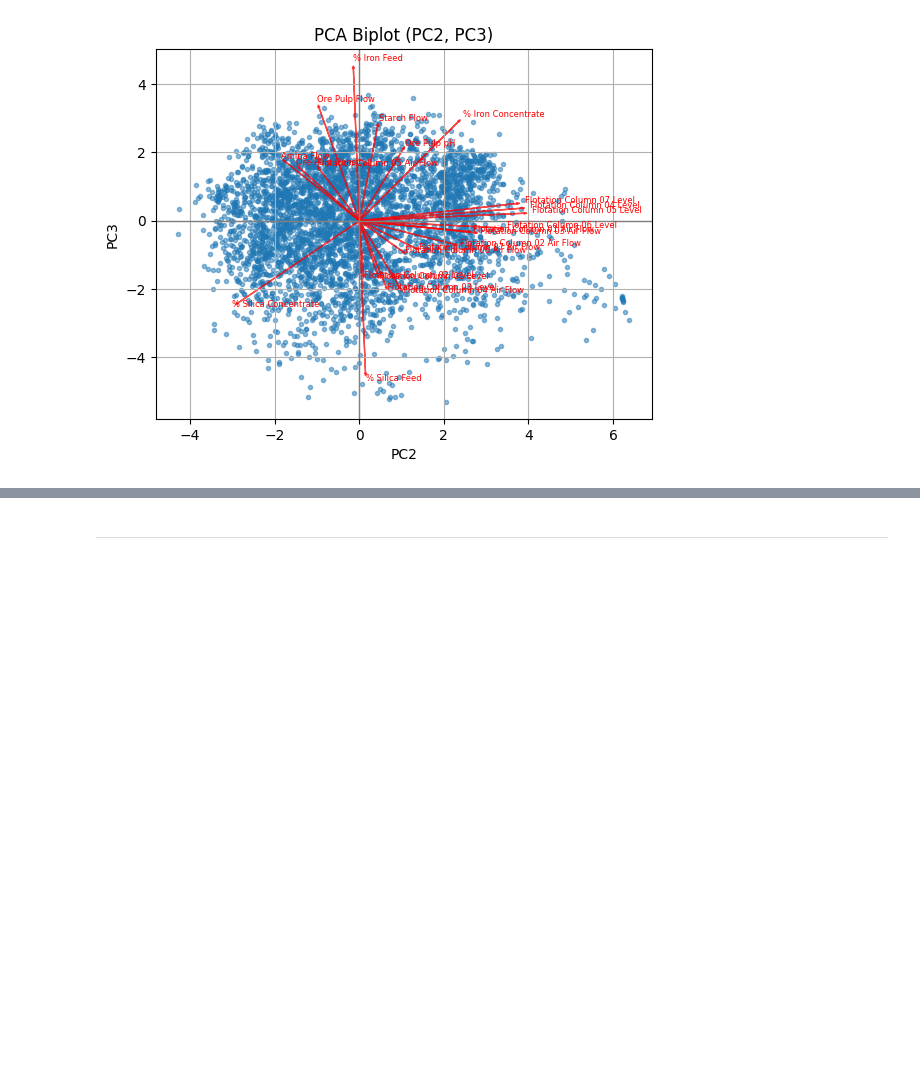
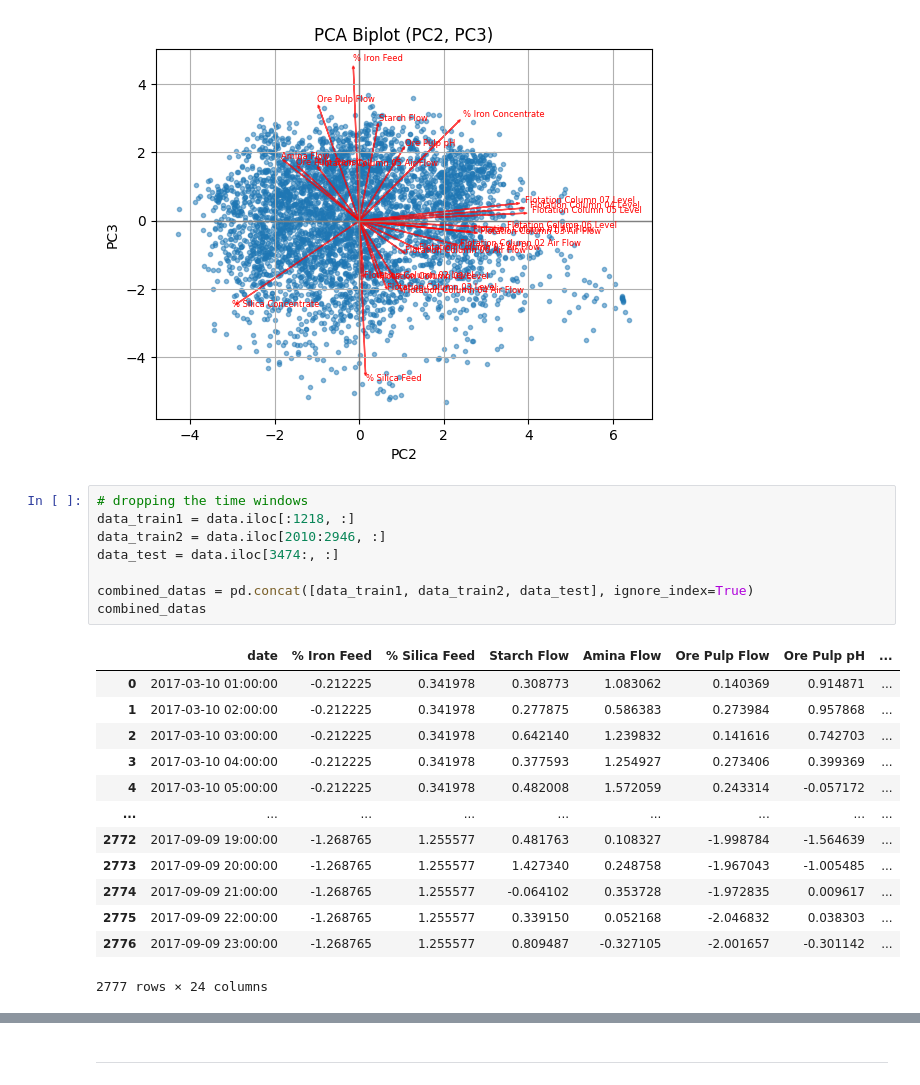
Before and after one commit to EskelinenElias/ADAML-project1, a Jupyter notebook: data_modeling_plan.ipynb, the cells around one changed output, grey strips where cells are left out. Drawn from its saved outputs; the diff is of its cells as text; blank space fills up the shorter version.

```diff
--- a/data_modeling_plan.ipynb
+++ b/data_modeling_plan.ipynb
@@ -195,3 +198,25 @@ for (i, j) in combinations(range(min(num_components, loadings.shape[1])), 2):
 [figure]
 [figure]
 [figure]
+# %%
+# dropping the time windows
+data_train1 = data.iloc[:1218, :]
+data_train2 = data.iloc[2010:2946, :]
+data_test = data.iloc[3474:, :]
+
+combined_datas = pd.concat([data_train1, data_train2, data_test], ignore_index=True)
+combined_datas
+# %% [output]
+|  | date | % Iron Feed | % Silica Feed | Starch Flow | Amina Flow | Ore Pulp Flow | Ore Pulp pH | ... |
+| 0 | 2017-03-10 01:00:00 | -0.212225 | 0.341978 | 0.308773 | 1.083062 | 0.140369 | 0.914871 | ... |
+| 1 | 2017-03-10 02:00:00 | -0.212225 | 0.341978 | 0.277875 | 0.586383 | 0.273984 | 0.957868 | ... |
+| 2 | 2017-03-10 03:00:00 | -0.212225 | 0.341978 | 0.642140 | 1.239832 | 0.141616 | 0.742703 | ... |
+| 3 | 2017-03-10 04:00:00 | -0.212225 | 0.341978 | 0.377593 | 1.254927 | 0.273406 | 0.399369 | ... |
+| 4 | 2017-03-10 05:00:00 | -0.212225 | 0.341978 | 0.482008 | 1.572059 | 0.243314 | -0.057172 | ... |
+| ... | ... | ... | ... | ... | ... | ... | ... | ... |
+| 2772 | 2017-09-09 19:00:00 | -1.268765 | 1.255577 | 0.481763 | 0.108327 | -1.998784 | -1.564639 | ... |
+| 2773 | 2017-09-09 20:00:00 | -1.268765 | 1.255577 | 1.427340 | 0.248758 | -1.967043 | -1.005485 | ... |
+| 2774 | 2017-09-09 21:00:00 | -1.268765 | 1.255577 | -0.064102 | 0.353728 | -1.972835 | 0.009617 | ... |
+| 2775 | 2017-09-09 22:00:00 | -1.268765 | 1.255577 | 0.339150 | 0.052168 | -2.046832 | 0.038303 | ... |
+| 2776 | 2017-09-09 23:00:00 | -1.268765 | 1.255577 | 0.809487 | -0.327105 | -2.001657 | -0.301142 | ... |
+2777 rows × 24 columns
```
Also changed, not shown: parts of 3 cells of this notebook.
